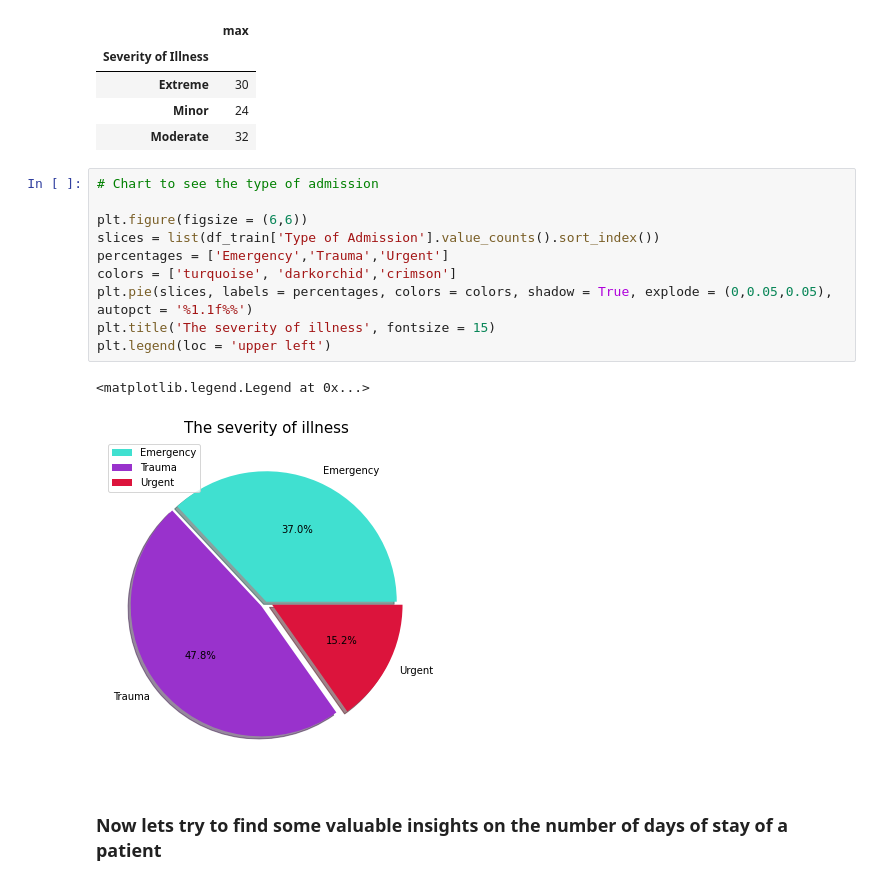
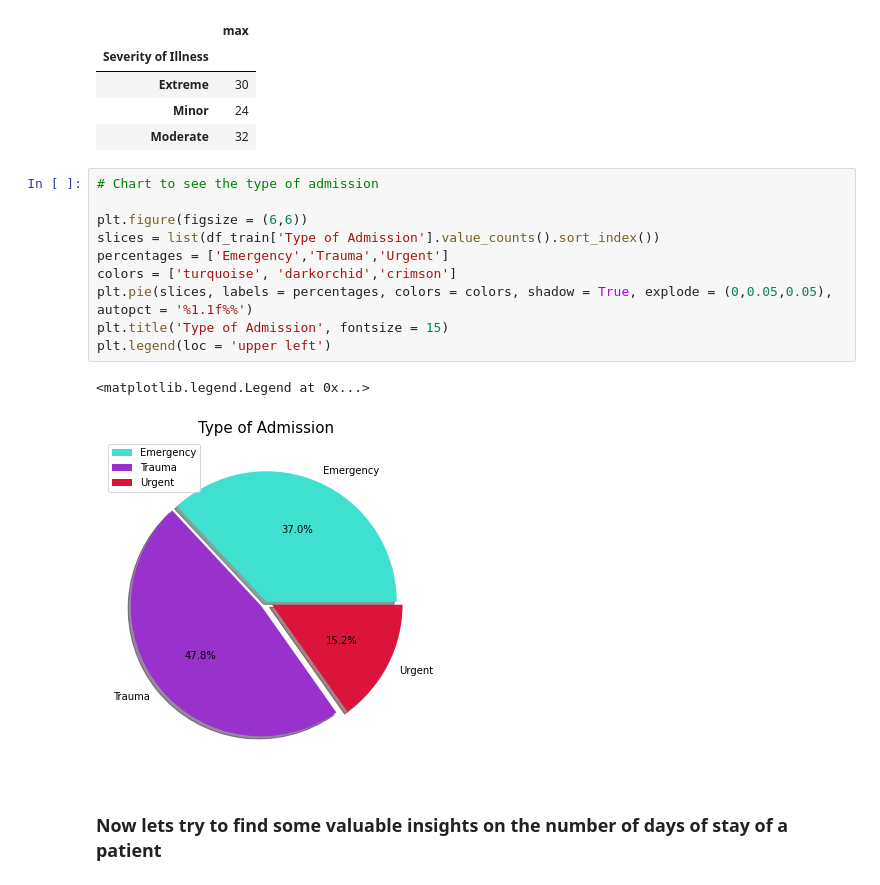
Before and after one commit to Sayan2777/HealthCare-Capstone-Project, a Jupyter notebook: Healthcare Project.ipynb, the cells around one changed output. Cells and saved outputs as stored; diff of their text form.

```diff
--- a/Healthcare Project.ipynb
+++ b/Healthcare Project.ipynb
@@ -239,16 +259,16 @@ df_train.groupby('Severity of Illness').aggregate(['max'])['Visitors with Patien
 # %%
 # Chart to see the type of admission
 
 plt.figure(figsize = (6,6))
 slices = list(df_train['Type of Admission'].value_counts().sort_index())
 percentages = ['Emergency','Trauma','Urgent']
 colors = ['turquoise', 'darkorchid','crimson']
 plt.pie(slices, labels = percentages, colors = colors, shadow = True, explode = (0,0.05,0.05), autopct = '%1.1f%%')
-plt.title('The severity of illness', fontsize = 15)
+plt.title('Type of Admission', fontsize = 15)
 plt.legend(loc = 'upper left')
 # %% [output]
 <matplotlib.legend.Legend at 0x...>
-[figure, old version]
+[figure, new version]
 # %% [markdown]
 ### Now lets try to find some valuable insights on the number of days of stay of a patient
 # %% [markdown]
```
Also changed, not shown: parts of 33 cells of this notebook.
